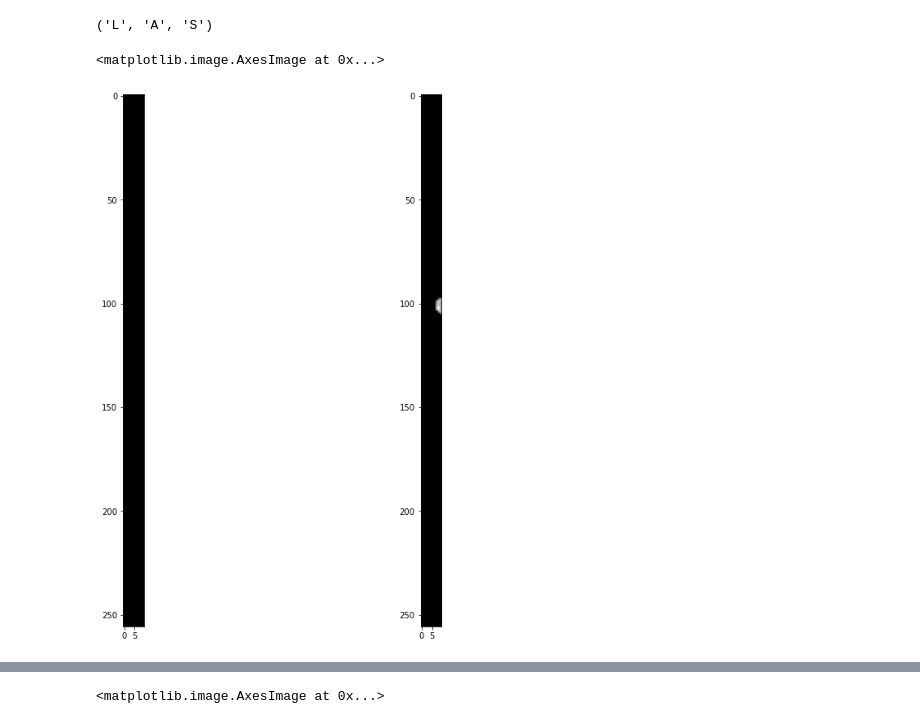
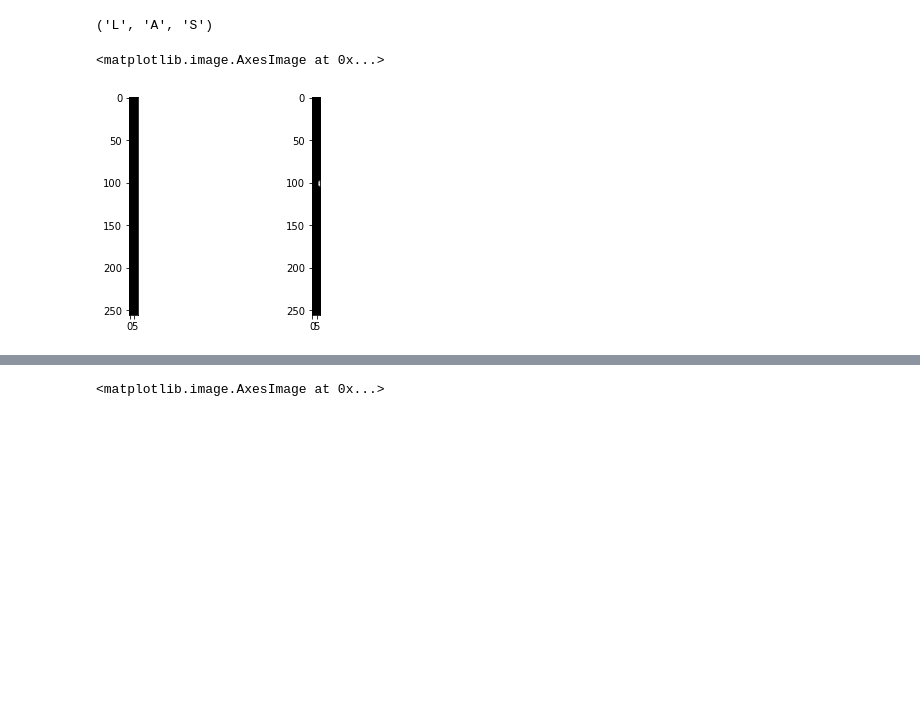
Before and after one commit to Zahed-Golabi/Medical-Imaging, a Jupyter notebook: 02- Preprocessing/Preprocessing.ipynb, the cells around one changed output, grey strips where cells are left out. Saved outputs shown, nothing was run; the diff lists cells and outputs as text; code cells hidden in the pictures; blank space fills up the shorter version.

```diff
--- a/02- Preprocessing/Preprocessing.ipynb
+++ b/02- Preprocessing/Preprocessing.ipynb
@@ -37,10 +37,10 @@ nib.aff2axcodes(affine)
 # %% [output]
 ('L', 'A', 'S')
 # %%
-fig, axis = plt.subplots(1,2,figsize=(12,12))
+fig, axis = plt.subplots(1,2)
 axis[0].imshow(mri_data[20,:,:], cmap="gray")
 axis[1].imshow(mri_data[40,:,:], cmap="gray")
 # %% [output]
 <matplotlib.image.AxesImage at 0x...>
-[figure, old version]
+[figure, new version]
 # %%
```
Also changed, not shown: parts of 6 cells of this notebook.
